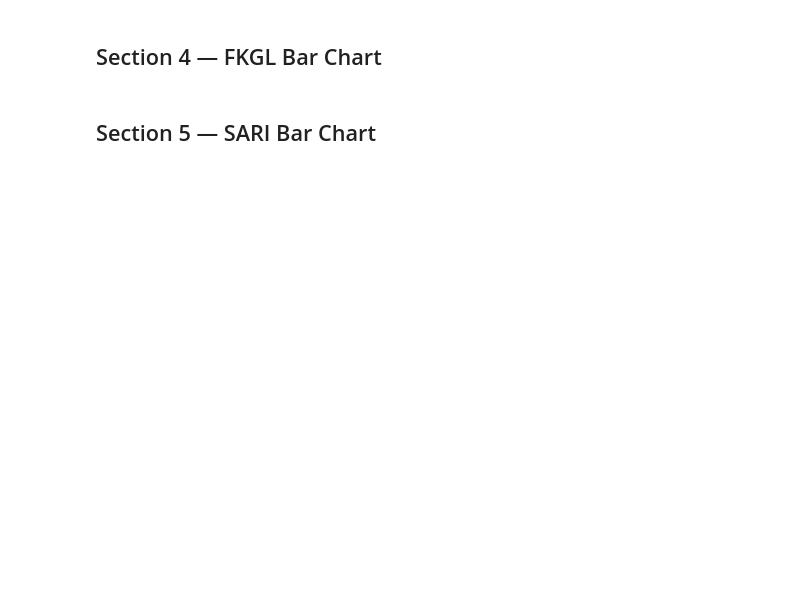
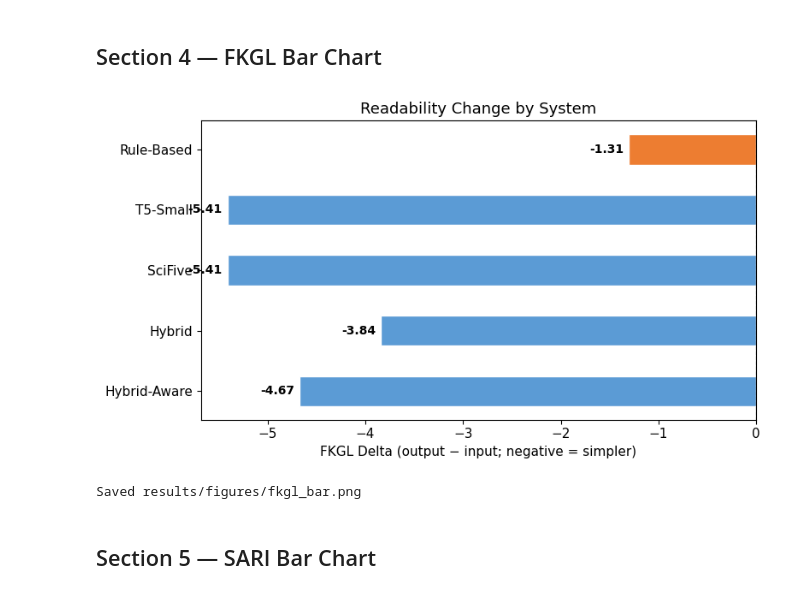
Before and after one commit to IbrahimHanafy2222/NLP-Project-Submission, a Jupyter notebook: notebooks/05_evaluation.ipynb, the cells around one changed output. Drawn from its saved outputs; the diff is of its cells as text; code cells hidden in the pictures; blank space fills up the shorter version.

Commit message:
Update figures: modified fkgl_bar.png and sari_bar.png for improved visualization

```diff
--- a/notebooks/05_evaluation.ipynb
+++ b/notebooks/05_evaluation.ipynb
@@ -133,26 +200,36 @@ if delta <= 0:
 # %%
 os.makedirs('results/figures', exist_ok=True)
 
-systems_ordered = ['rule_based', 't5_small', 'scifive', 'hybrid']
-labels          = ['Rule-Based', 'T5-Small', 'SciFive', 'Hybrid']
+ALL_LABELS = {
+    'rule_based':   'Rule-Based',
+    't5_small':     'T5-Small',
+    'scifive':      'SciFive',
+    'hybrid':       'Hybrid',
+    'hybrid_aware': 'Hybrid-Aware',
+}
+systems_ordered = [s for s in DISPLAY_ORDER if s in df['system'].values]
+labels          = [ALL_LABELS[s] for s in systems_ordered]
 
-fig, ax = plt.subplots(figsize=(8, 4))
+fig, ax = plt.subplots(figsize=(8, max(4, 0.7 * len(systems_ordered) + 1)))
 deltas  = [df.loc[df['system'] == s, 'fkgl_delta'].values[0] for s in systems_ordered]
 colors  = ['#5B9BD5' if d < -3 else '#ED7D31' for d in deltas]
 
 bars = ax.barh(labels, deltas, color=colors, edgecolor='white', height=0.5)
 ax.axvline(0, color='black', linewidth=0.8, linestyle='--')
 for bar, val in zip(bars, deltas):
     ax.text(val - 0.05, bar.get_y() + bar.get_height() / 2,
             f'{val:.2f}', va='center', ha='right', fontsize=10, fontweight='bold')
 
 ax.set_xlabel('FKGL Delta (output − input; negative = simpler)')
 ax.set_title('Readability Change by System')
 ax.invert_yaxis()
 plt.tight_layout()
 fig.savefig('results/figures/fkgl_bar.png', dpi=300, bbox_inches='tight')
 plt.show()
 print('Saved results/figures/fkgl_bar.png')
+# %% [output]
+[figure, added]
+Saved results/figures/fkgl_bar.png
 # %% [markdown]
 ## Section 5 — SARI Bar Chart
 # %%
```
Also changed, not shown: parts of 11 cells of this notebook, 2 other files.
